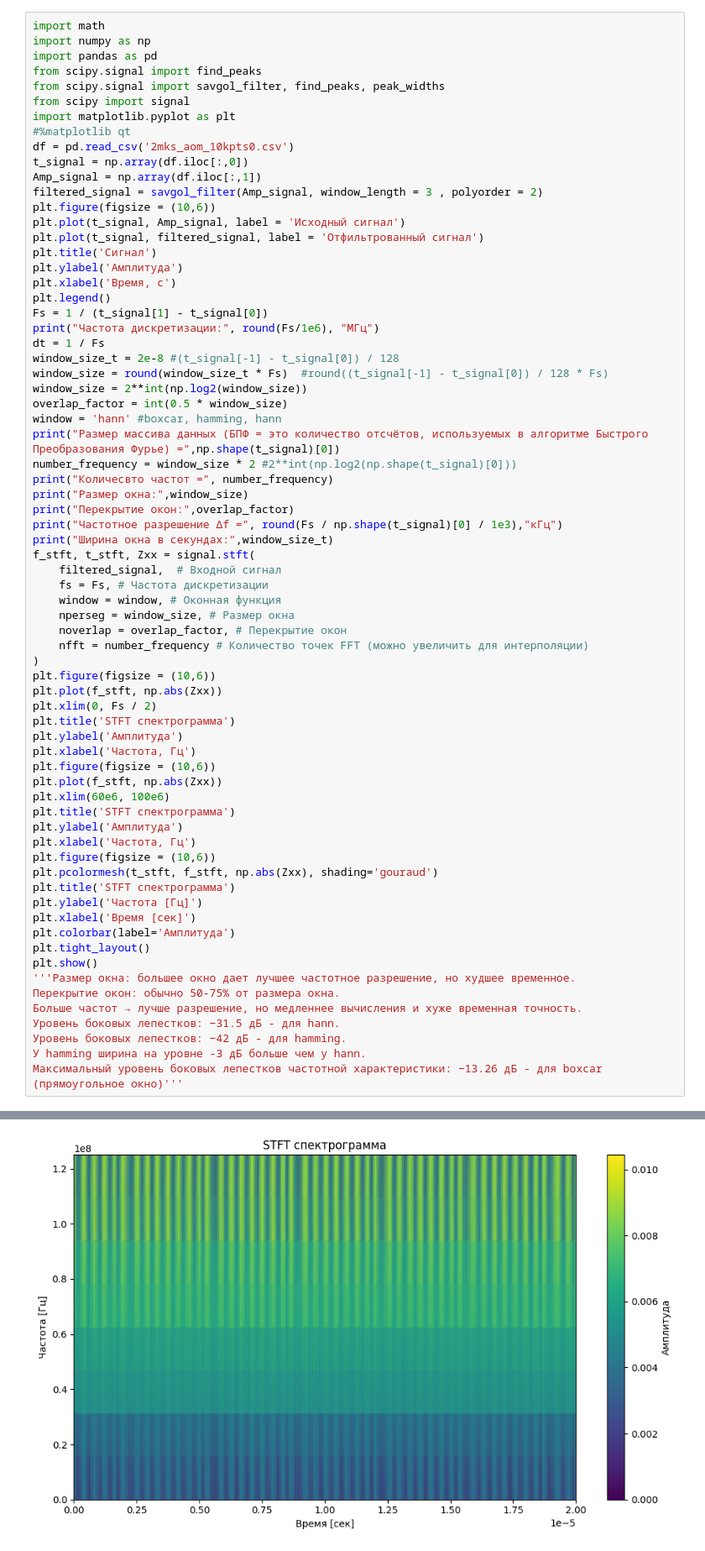
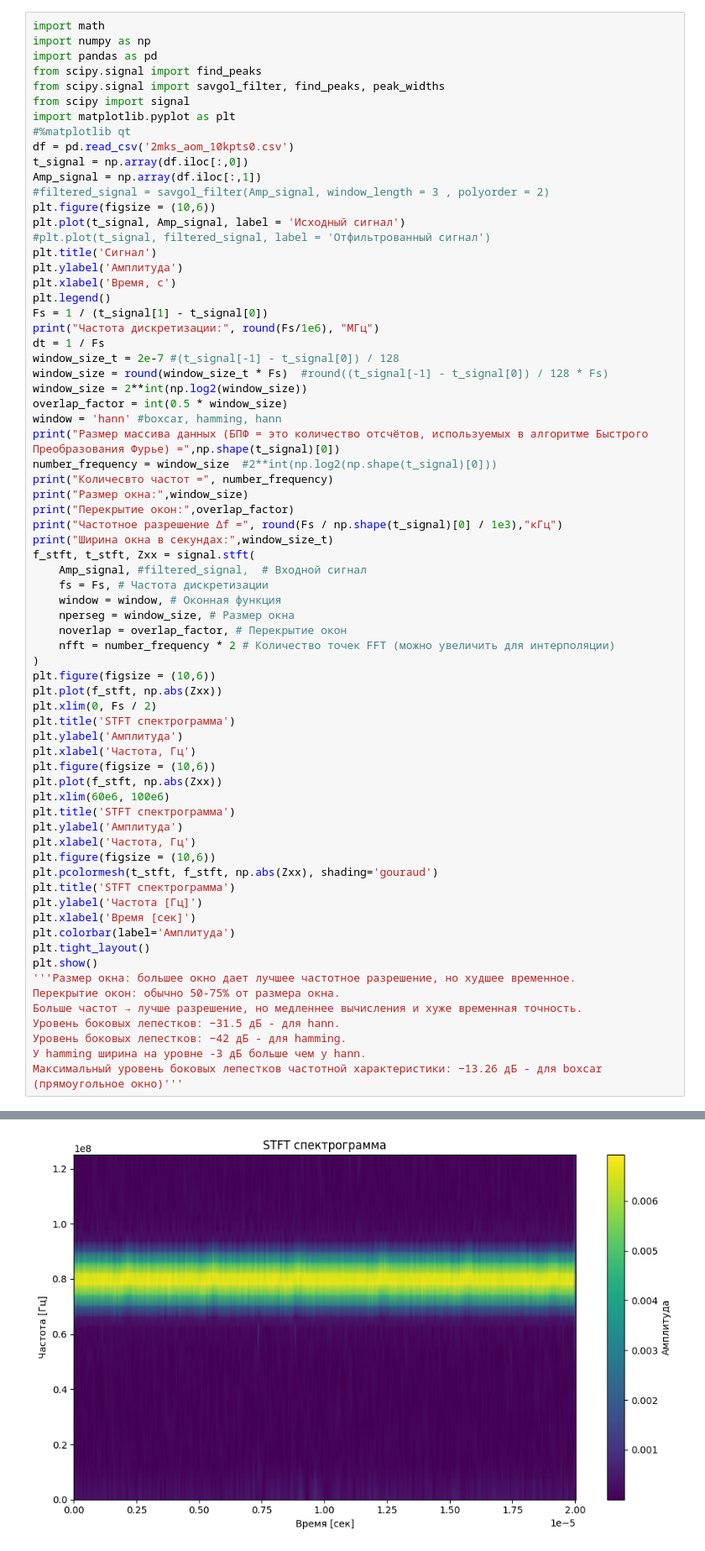
Before and after one commit to Orange-spearow/Finally_praktika, a Jupyter notebook: Оконное преобразование.ipynb, the cells around one changed output, grey strips where cells are left out. Shown at 84% size. Drawn from its saved outputs; the diff is of its cells as text.

```diff
--- a/Оконное преобразование.ipynb
+++ b/Оконное преобразование.ipynb
@@ -46,10 +46,10 @@ import matplotlib.pyplot as plt
 df = pd.read_csv('2mks_aom_10kpts0.csv')
 t_signal = np.array(df.iloc[:,0])
 Amp_signal = np.array(df.iloc[:,1])
-filtered_signal = savgol_filter(Amp_signal, window_length = 3 , polyorder = 2)
+#filtered_signal = savgol_filter(Amp_signal, window_length = 3 , polyorder = 2)
 plt.figure(figsize = (10,6))
 plt.plot(t_signal, Amp_signal, label = 'Исходный сигнал')
-plt.plot(t_signal, filtered_signal, label = 'Отфильтрованный сигнал')
+#plt.plot(t_signal, filtered_signal, label = 'Отфильтрованный сигнал')
 plt.title('Сигнал')
 plt.ylabel('Амплитуда')
 plt.xlabel('Время, с')
@@ -57,25 +57,25 @@ plt.legend()
 Fs = 1 / (t_signal[1] - t_signal[0])
 print("Частота дискретизации:", round(Fs/1e6), "МГц")
 dt = 1 / Fs
-window_size_t = 2e-8 #(t_signal[-1] - t_signal[0]) / 128
+window_size_t = 2e-7 #(t_signal[-1] - t_signal[0]) / 128
 window_size = round(window_size_t * Fs)  #round((t_signal[-1] - t_signal[0]) / 128 * Fs)
 window_size = 2**int(np.log2(window_size))
 overlap_factor = int(0.5 * window_size)
 window = 'hann' #boxcar, hamming, hann
 print("Размер массива данных (БПФ = это количество отсчётов, используемых в алгоритме Быстрого Преобразования Фурье) =",np.shape(t_signal)[0])
-number_frequency = window_size * 2 #2**int(np.log2(np.shape(t_signal)[0]))
+number_frequency = window_size  #2**int(np.log2(np.shape(t_signal)[0]))
 print("Количесвто частот =", number_frequency)
 print("Размер окна:",window_size)
 print("Перекрытие окон:",overlap_factor)
 print("Частотное разрешение Δf =", round(Fs / np.shape(t_signal)[0] / 1e3),"кГц")
 print("Ширина окна в секундах:",window_size_t)
 f_stft, t_stft, Zxx = signal.stft(
-    filtered_signal,  # Входной сигнал
+    Amp_signal, #filtered_signal,  # Входной сигнал
     fs = Fs, # Частота дискретизации
     window = window, # Оконная функция
     nperseg = window_size, # Размер окна
     noverlap = overlap_factor, # Перекрытие окон
-    nfft = number_frequency # Количество точек FFT (можно увеличить для интерполяции)
+    nfft = number_frequency * 2 # Количество точек FFT (можно увеличить для интерполяции)
 )
 plt.figure(figsize = (10,6))
 plt.plot(f_stft, np.abs(Zxx))
@@ -118,2 +118,2 @@ plt.show()
-[figure, old version]
+[figure, new version]
 'Размер окна: большее окно дает лучшее частотное разрешение, но худшее временное. \nПерекрытие окон: обычно 50-75% от размера окна.\nБольше частот → лучше разрешение, но медленнее вычисления и хуже вр ...
```
Also changed, not shown: parts of 1 cell of this notebook.
